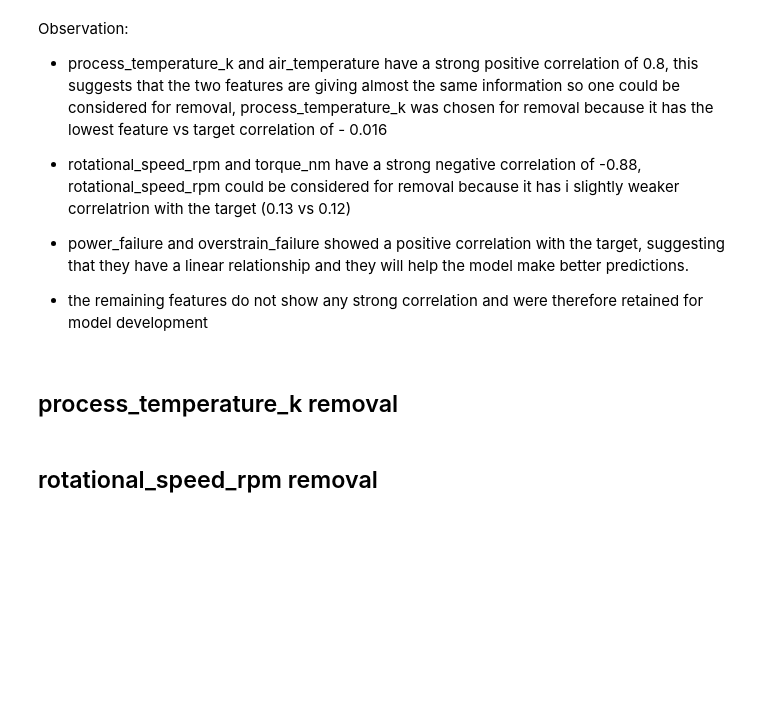
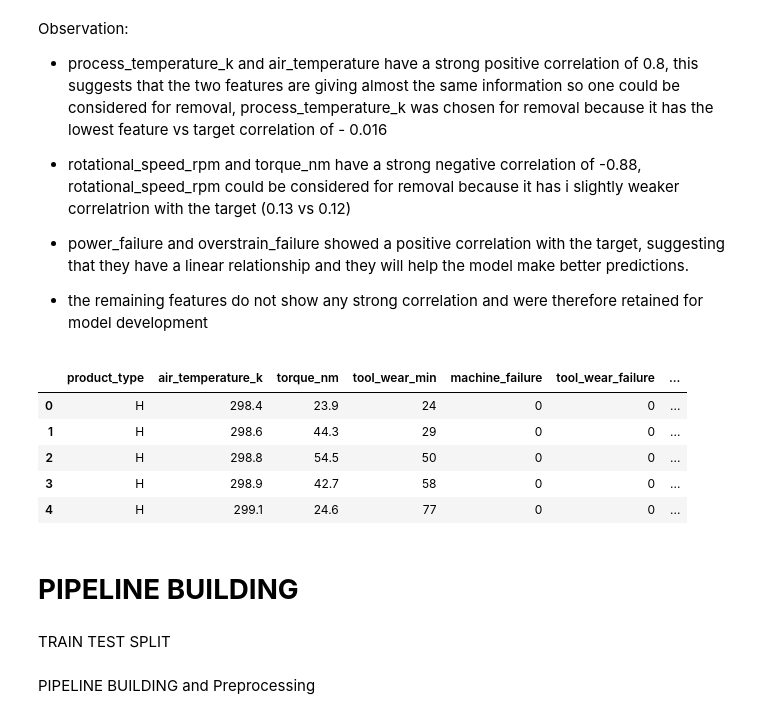
Before and after one commit to SiphesihleNkosi/manufacturing-quality-intelligence-system, a Jupyter notebook: python/machine_failure_ml_project.ipynb, the cells around one changed output. Drawn from its saved outputs; the diff is of its cells as text; code cells hidden in the pictures; blank space fills up the shorter version.

Commit message:
pipeline building & preprocessing

```diff
--- a/python/machine_failure_ml_project.ipynb
+++ b/python/machine_failure_ml_project.ipynb
@@ -251,7 +258,3 @@ Observation:
 - power_failure and overstrain_failure showed a positive correlation with the target, suggesting that they have a linear relationship and they will help the model make better predictions.
 
 - the remaining features do not show any strong correlation and were therefore retained for model development
-# %% [markdown]
-## process_temperature_k removal
-# %% [markdown]
-## rotational_speed_rpm removal
@@ -259,0 +261,19 @@ Observation:
+# %%
+## process_temperature_k removal
+
+df = df.drop("process_temperature_k", axis=1)
+# %%
+## rotational_speed_rpm removal
+
+df = df.drop("rotational_speed_rpm", axis=1)
+# %%
+df.head()
+# %% [output]
+|  | product_type | air_temperature_k | torque_nm | tool_wear_min | machine_failure | tool_wear_failure | ... |
+| 0 | H | 298.4 | 23.9 | 24 | 0 | 0 | ... |
+| 1 | H | 298.6 | 44.3 | 29 | 0 | 0 | ... |
+| 2 | H | 298.8 | 54.5 | 50 | 0 | 0 | ... |
+| 3 | H | 298.9 | 42.7 | 58 | 0 | 0 | ... |
+| 4 | H | 299.1 | 24.6 | 77 | 0 | 0 | ... |
+# %% [markdown]
+# **PIPELINE BUILDING**
@@ -259,0 +285,2 @@ Observation:
+# %% [markdown]
+TRAIN TEST SPLIT
@@ -259,0 +289,2 @@ Observation:
+# %% [markdown]
+PIPELINE BUILDING and Preprocessing
```
Also changed, not shown: parts of 9 cells of this notebook.
